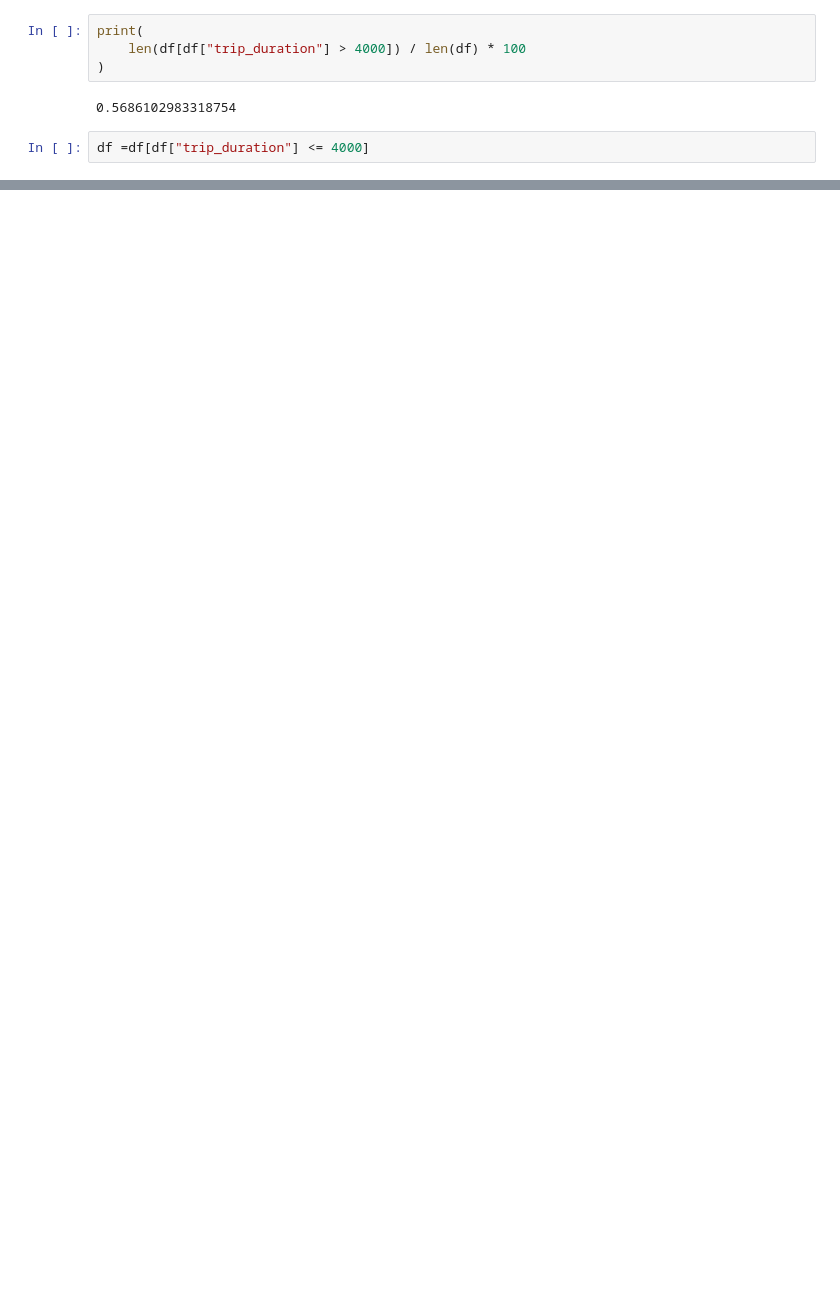
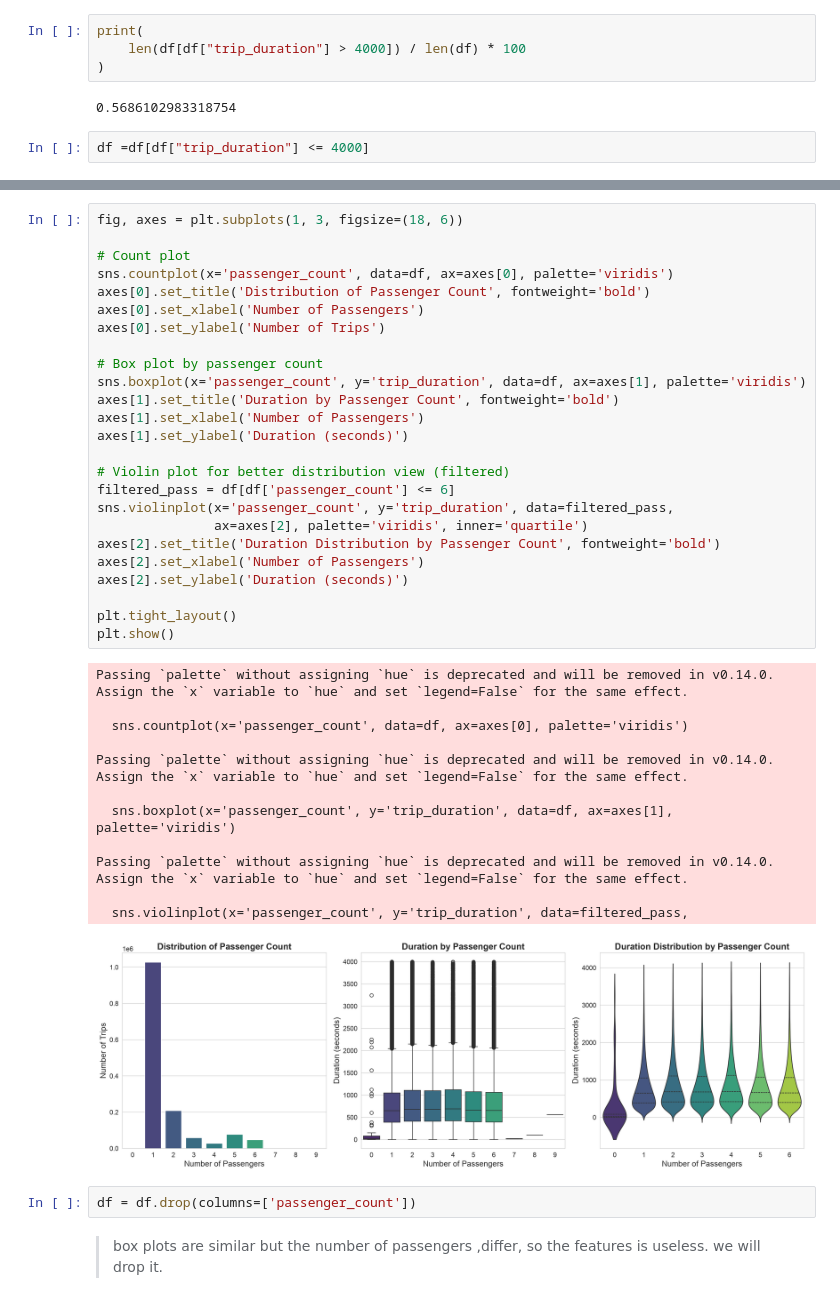
Before and after one commit to Ameddah-Mohamed/NYC-Taxi-Trip-Duration, a Jupyter notebook: main.ipynb, the cells around one changed output, grey strips where cells are left out. Saved outputs shown, nothing was run; the diff lists cells and outputs as text; blank space fills up the shorter version.

```diff
--- a/main.ipynb
+++ b/main.ipynb
@@ -199,0 +494,42 @@ plt.show()
+# %%
+fig, axes = plt.subplots(1, 3, figsize=(18, 6))
+
+# Count plot
+sns.countplot(x='passenger_count', data=df, ax=axes[0], palette='viridis')
+axes[0].set_title('Distribution of Passenger Count', fontweight='bold')
+axes[0].set_xlabel('Number of Passengers')
+axes[0].set_ylabel('Number of Trips')
+
+# Box plot by passenger count
+sns.boxplot(x='passenger_count', y='trip_duration', data=df, ax=axes[1], palette='viridis')
+axes[1].set_title('Duration by Passenger Count', fontweight='bold')
+axes[1].set_xlabel('Number of Passengers')
+axes[1].set_ylabel('Duration (seconds)')
+
+# Violin plot for better distribution view (filtered)
+filtered_pass = df[df['passenger_count'] <= 6]
+sns.violinplot(x='passenger_count', y='trip_duration', data=filtered_pass,
+               ax=axes[2], palette='viridis', inner='quartile')
+axes[2].set_title('Duration Distribution by Passenger Count', fontweight='bold')
+axes[2].set_xlabel('Number of Passengers')
+axes[2].set_ylabel('Duration (seconds)')
+
+plt.tight_layout()
+plt.show()
+# %% [output]
+Passing `palette` without assigning `hue` is deprecated and will be removed in v0.14.0. Assign the `x` variable to `hue` and set `legend=False` for the same effect.
+
+  sns.countplot(x='passenger_count', data=df, ax=axes[0], palette='viridis')
+
+Passing `palette` without assigning `hue` is deprecated and will be removed in v0.14.0. Assign the `x` variable to `hue` and set `legend=False` for the same effect.
+
+  sns.boxplot(x='passenger_count', y='trip_duration', data=df, ax=axes[1], palette='viridis')
+
+Passing `palette` without assigning `hue` is deprecated and will be removed in v0.14.0. Assign the `x` variable to `hue` and set `legend=False` for the same effect.
+
+  sns.violinplot(x='passenger_count', y='trip_duration', data=filtered_pass,
+[figure, added]
+# %%
+df = df.drop(columns=['passenger_count'])
+# %% [markdown]
+> box plots are similar but the number of passengers ,differ, so the features is useless. we will drop it.
```
Also changed, not shown: parts of 27 cells of this notebook.
